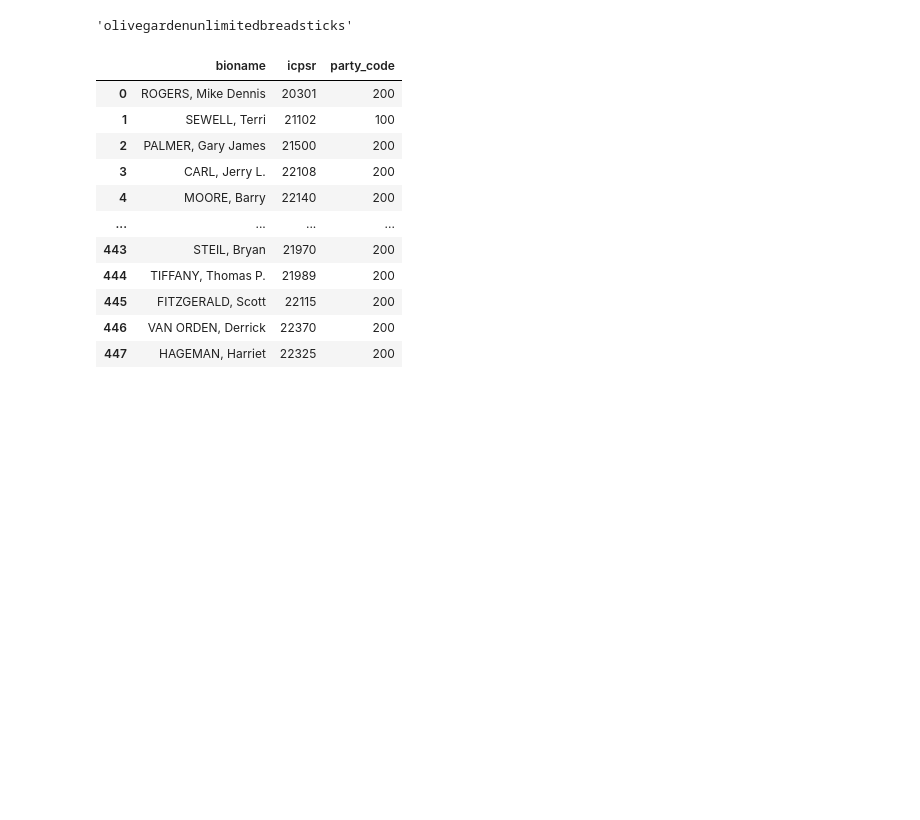
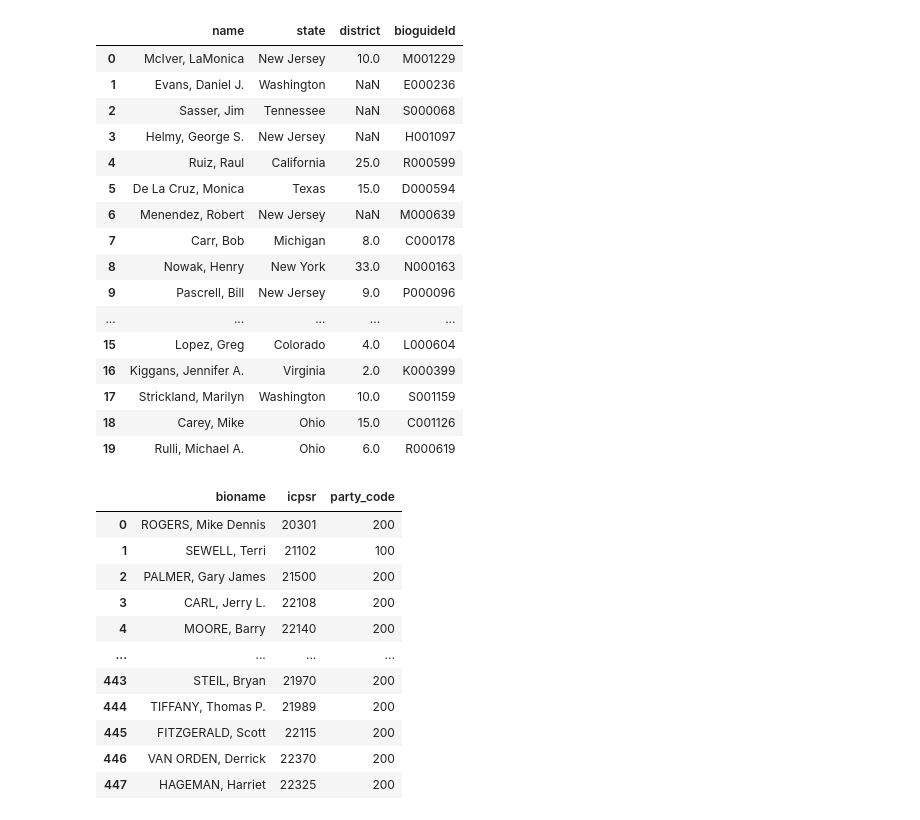
Before and after one commit to jkropko/contrans2024, a Jupyter notebook: sandbox.ipynb, the cells around one changed output. Cells and saved outputs as stored; diff of their text form; code cells hidden in the pictures; blank space fills up the shorter version.

Commit message:
Added methods for accessing member data on Congress API

```diff
--- a/sandbox.ipynb
+++ b/sandbox.ipynb
@@ -5,8 +8,27 @@ import pandas as pd
 # %%
 ct = contrans()
-ct.mypassword
-# %% [output]
-'olivegardenunlimitedbreadsticks'
+# %%
+bioguides =ct.get_bioguideIDs()
+bio_df = pd.json_normalize(bioguides, record_path=['members'])
+bio_df[['name', 'state', 'district', 'bioguideId']]
+# %% [output]
+|  | name | state | district | bioguideId |
+| 0 | McIver, LaMonica | New Jersey | 10.0 | M001229 |
+| 1 | Evans, Daniel J. | Washington | NaN | E000236 |
+| 2 | Sasser, Jim | Tennessee | NaN | S000068 |
+| 3 | Helmy, George S. | New Jersey | NaN | H001097 |
+| 4 | Ruiz, Raul | California | 25.0 | R000599 |
+| 5 | De La Cruz, Monica | Texas | 15.0 | D000594 |
+| 6 | Menendez, Robert | New Jersey | NaN | M000639 |
+| 7 | Carr, Bob | Michigan | 8.0 | C000178 |
+| 8 | Nowak, Henry | New York | 33.0 | N000163 |
+| 9 | Pascrell, Bill | New Jersey | 9.0 | P000096 |
+| ... | ... | ... | ... | ... |
+| 15 | Lopez, Greg | Colorado | 4.0 | L000604 |
+| 16 | Kiggans, Jennifer A. | Virginia | 2.0 | K000399 |
+| 17 | Strickland, Marilyn | Washington | 10.0 | S001159 |
+| 18 | Carey, Mike | Ohio | 15.0 | C001126 |
+| 19 | Rulli, Michael A. | Ohio | 6.0 | R000619 |
 # %%
 ideo = ct.get_ideology()
 members = ideo[['bioname', 'icpsr', 'party_code']]
```
Also changed, not shown: parts of 1 cell of this notebook, 1 other file.
